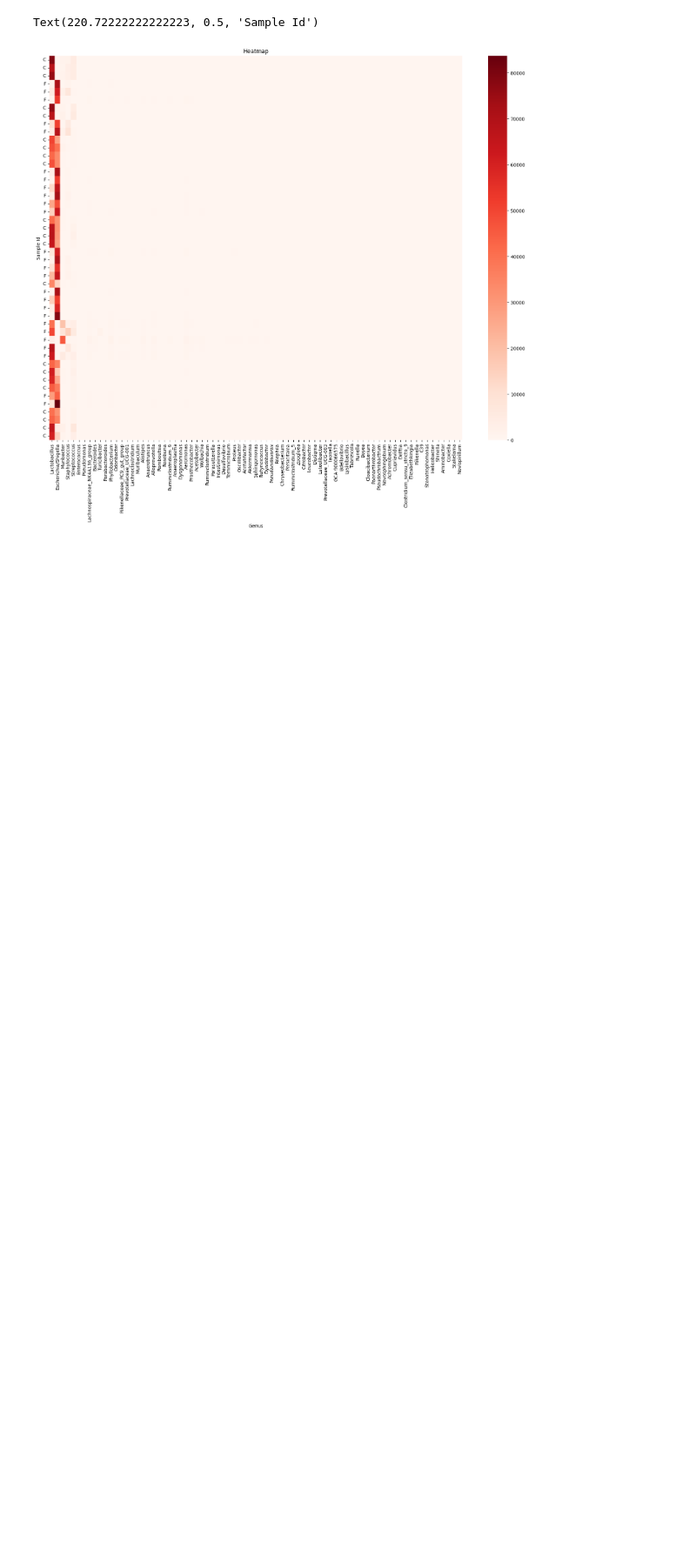
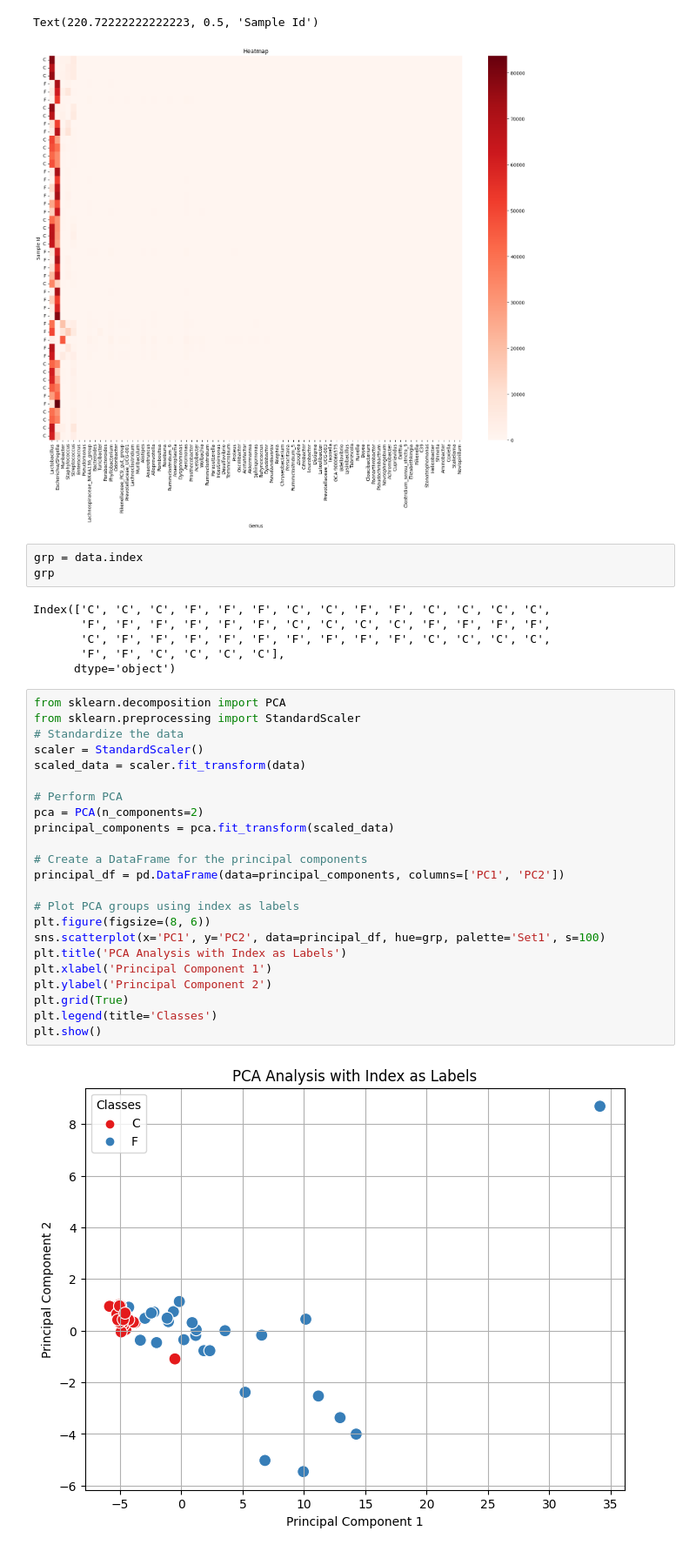
Before and after one commit to xuan13hao/data_analysis, a Jupyter notebook: 16s/analysis.ipynb, the cells around one changed output. Shown: that part at 87% size. Cells and saved outputs as stored; diff of their text form; blank space fills up the shorter version.

```diff
--- a/16s/analysis.ipynb
+++ b/16s/analysis.ipynb
@@ -227,3 +227,37 @@ plt.ylabel("Sample Id")
 # %% [output]
 Text(220.72222222222223, 0.5, 'Sample Id')
 [figure]
+# %%
+grp = data.index
+grp
+# %% [output]
+Index(['C', 'C', 'C', 'F', 'F', 'F', 'C', 'C', 'F', 'F', 'C', 'C', 'C', 'C',
+       'F', 'F', 'F', 'F', 'F', 'F', 'C', 'C', 'C', 'C', 'F', 'F', 'F', 'F',
+       'C', 'F', 'F', 'F', 'F', 'F', 'F', 'F', 'F', 'F', 'C', 'C', 'C', 'C',
+       'F', 'F', 'C', 'C', 'C', 'C'],
+      dtype='object')
+# %%
+from sklearn.decomposition import PCA
+from sklearn.preprocessing import StandardScaler
+# Standardize the data
+scaler = StandardScaler()
+scaled_data = scaler.fit_transform(data)
+
+# Perform PCA
+pca = PCA(n_components=2)
+principal_components = pca.fit_transform(scaled_data)
+
+# Create a DataFrame for the principal components
+principal_df = pd.DataFrame(data=principal_components, columns=['PC1', 'PC2'])
+
+# Plot PCA groups using index as labels
+plt.figure(figsize=(8, 6))
+sns.scatterplot(x='PC1', y='PC2', data=principal_df, hue=grp, palette='Set1', s=100)
+plt.title('PCA Analysis with Index as Labels')
+plt.xlabel('Principal Component 1')
+plt.ylabel('Principal Component 2')
+plt.grid(True)
+plt.legend(title='Classes')
+plt.show()
+# %% [output]
+[figure, added]
```
